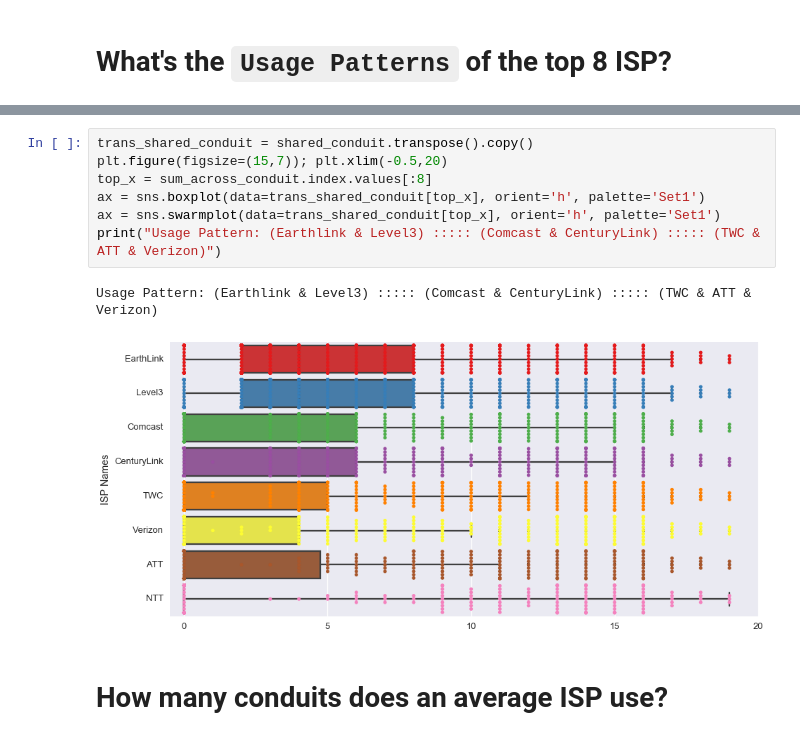
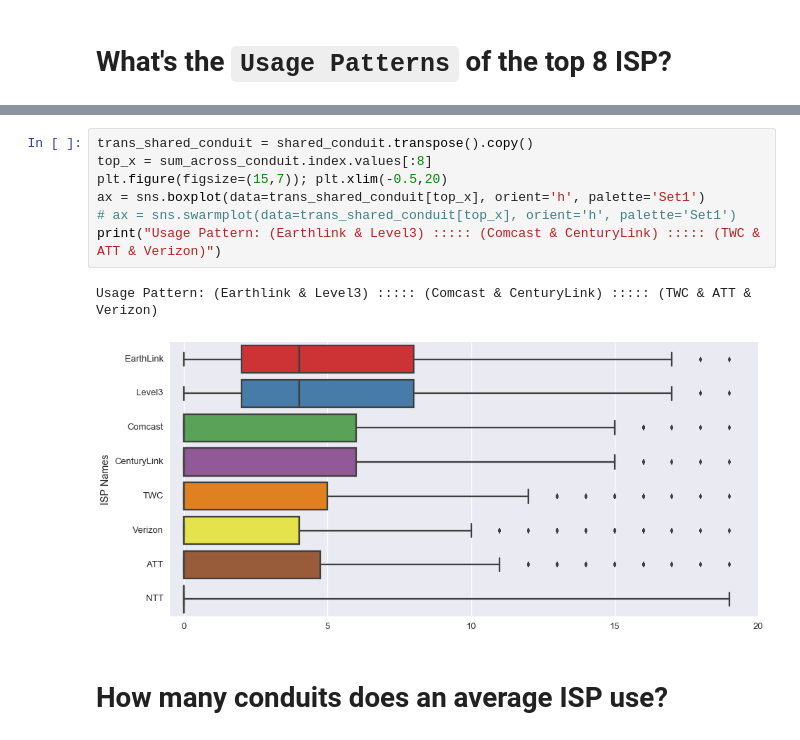
Before and after one commit to RichardAfolabi/Data_Analysis_with_Python, a Jupyter notebook: US long-haul fiber backbone/US_Telecoms_Infrastructures.ipynb, the cells around one changed output, grey strips where cells are left out. Cells and saved outputs as stored; diff of their text form.

```diff
--- a/US long-haul fiber backbone/US_Telecoms_Infrastructures.ipynb
+++ b/US long-haul fiber backbone/US_Telecoms_Infrastructures.ipynb
@@ -138,13 +158,13 @@ Considering the variability, whisker length, etc, we know distribution cannot be
 # %%
 trans_shared_conduit = shared_conduit.transpose().copy()
+top_x = sum_across_conduit.index.values[:8]
 plt.figure(figsize=(15,7)); plt.xlim(-0.5,20)
-top_x = sum_across_conduit.index.values[:8]
 ax = sns.boxplot(data=trans_shared_conduit[top_x], orient='h', palette='Set1')
-ax = sns.swarmplot(data=trans_shared_conduit[top_x], orient='h', palette='Set1')
+# ax = sns.swarmplot(data=trans_shared_conduit[top_x], orient='h', palette='Set1')
 print("Usage Pattern: (Earthlink & Level3) ::::: (Comcast & CenturyLink) ::::: (TWC & ATT & Verizon)")
 # %% [output]
 Usage Pattern: (Earthlink & Level3) ::::: (Comcast & CenturyLink) ::::: (TWC & ATT & Verizon)
-[figure, old version]
+[figure, new version]
 # %% [markdown]
 # How many conduits does an average ISP use?
 # %%
```
Also changed, not shown: parts of 16 cells of this notebook.
